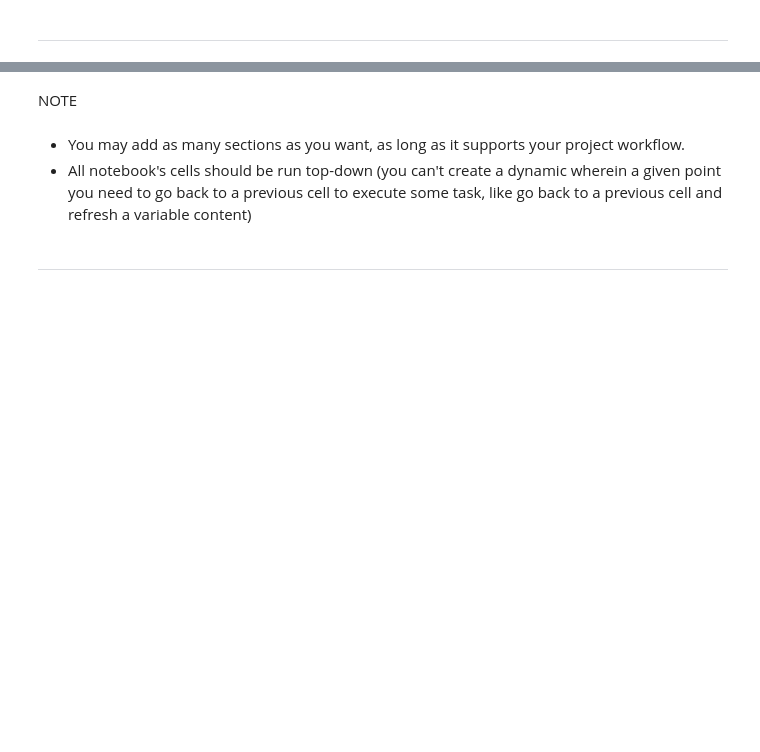
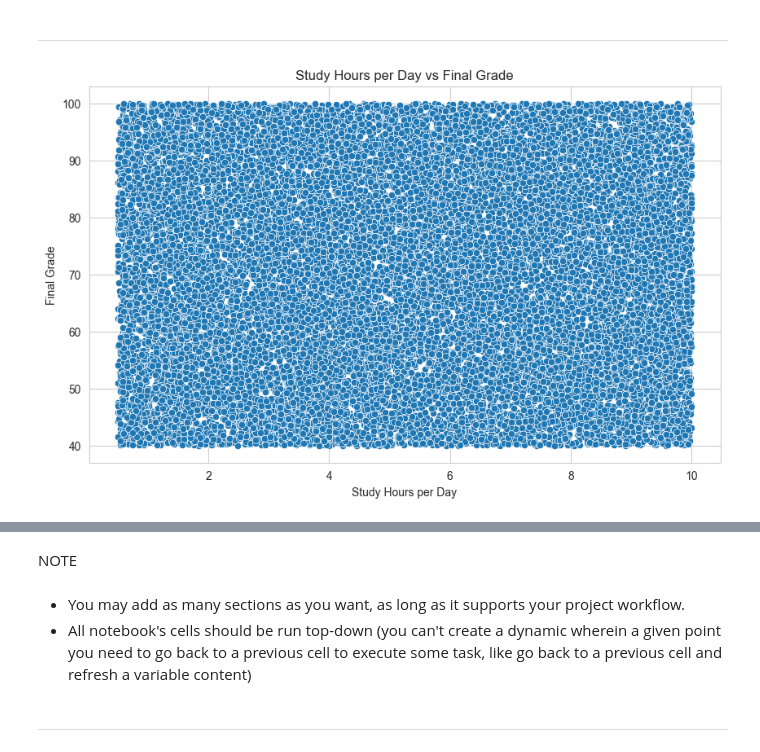
Before and after one commit to lehaanwar/Student-Productivity-and-Behaviours-Project, a Jupyter notebook: jupyter_notebooks/DataVis.ipynb, the cells around one changed output, grey strips where cells are left out. Cells and saved outputs as stored; diff of their text form; code cells hidden in the pictures; blank space fills up the shorter version.

```diff
--- a/jupyter_notebooks/DataVis.ipynb
+++ b/jupyter_notebooks/DataVis.ipynb
@@ -153,2 +192,12 @@ These principles are foundational to data analysis, with each one playing a key
 # %% [markdown]
 ---
+# %%
+# show the relationship between study hours per day and final grade using a scatter plot.
+plt.figure(figsize=(10, 6))
+sns.scatterplot(x='study_hours_per_day', y='final_grade', data=df)
+plt.title('Study Hours per Day vs Final Grade')
+plt.xlabel('Study Hours per Day')
+plt.ylabel('Final Grade')
+plt.show()
+# %% [output]
+[figure, added]
```
Also changed, not shown: parts of 34 cells of this notebook, 1 other file.
